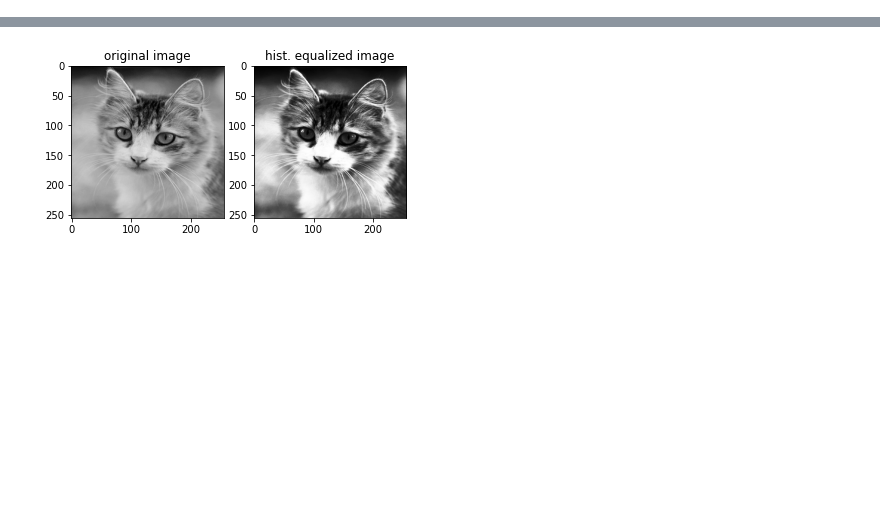
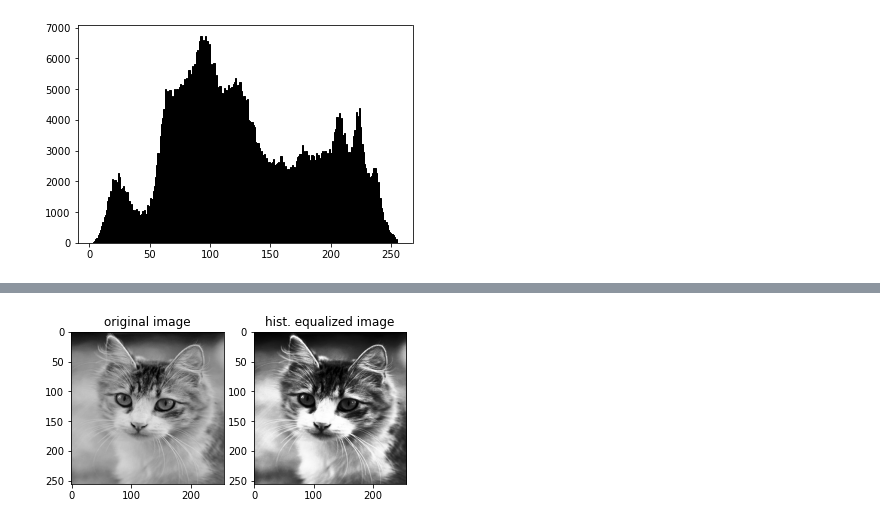
Before and after one commit to r-CV-Tasks/Image-filtering-edgeDetection-processing, a Jupyter notebook: playground.ipynb, the cells around one changed output, grey strips where cells are left out. Cells and saved outputs as stored; diff of their text form; code cells hidden in the pictures; blank space fills up the shorter version.

```diff
--- a/playground.ipynb
+++ b/playground.ipynb
@@ -16,3 +16,18 @@ def map_ranges(inputValue: float, inMin: float, inMax: float, outMin: float, out
     """
     slope = (outMax - outMin) / (inMax - inMin)
     return outMin + slope * (inputValue - inMin)
+
+def histogram(data: np.array, bins_num: int = 255):
+    """
+
+    :param data:
+    :param bins_num:
+    :return:
+    """
+    if bins_num == 2:
+        new_data = data
+    else:
+        new_data = np.round(np.interp(data, (data.min(), data.max()), (0, bins_num))).astype('uint8')
+    bins = np.arange(0, bins_num)
+    hist = np.bincount(new_data.ravel(), minlength=bins_num)
+    return hist, bins
@@ -63,0 +60,6 @@ print(hist.shape)
+# %%
+hist, bins = histogram(data=image1_rgb, bins_num=255)
+plt.hist(image1_rgb.ravel(), bins=255, fc='k', ec='k')
+plt.show()
+# %% [output]
+[figure, added]
```
Also changed, not shown: parts of 28 cells of this notebook.
